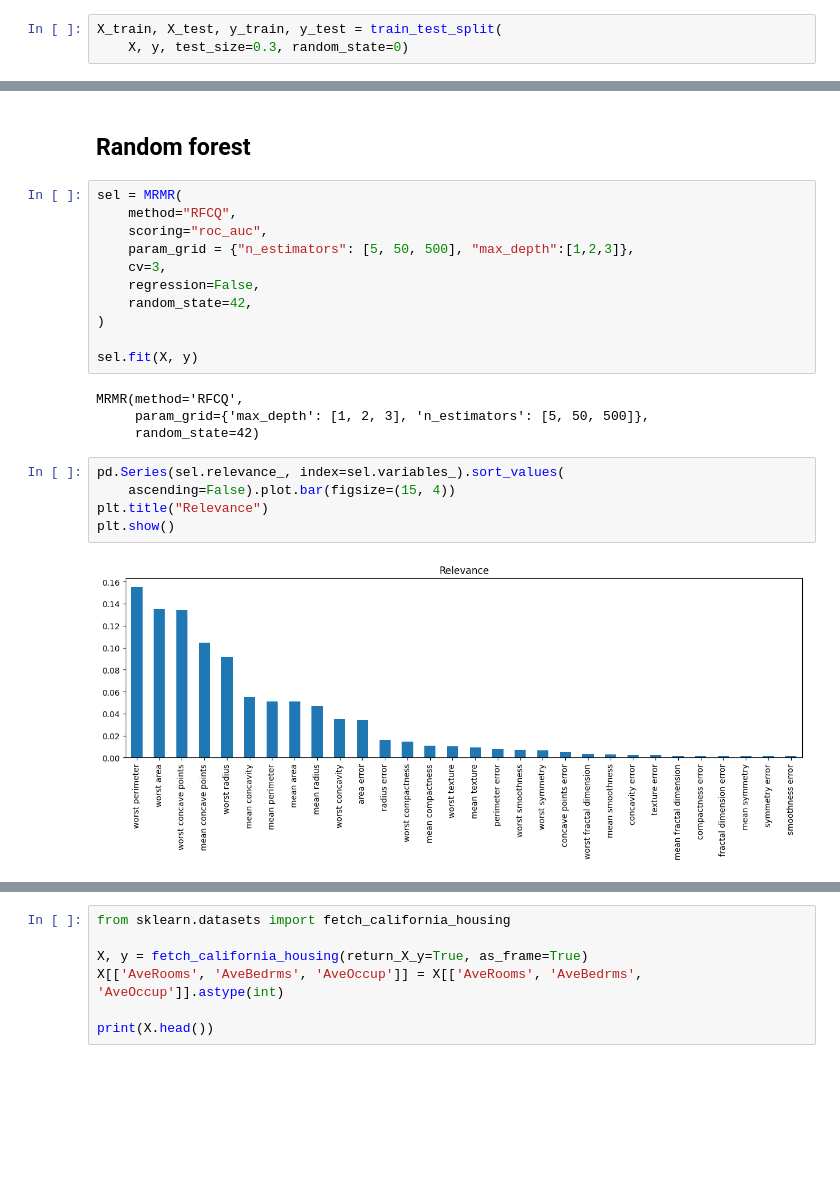
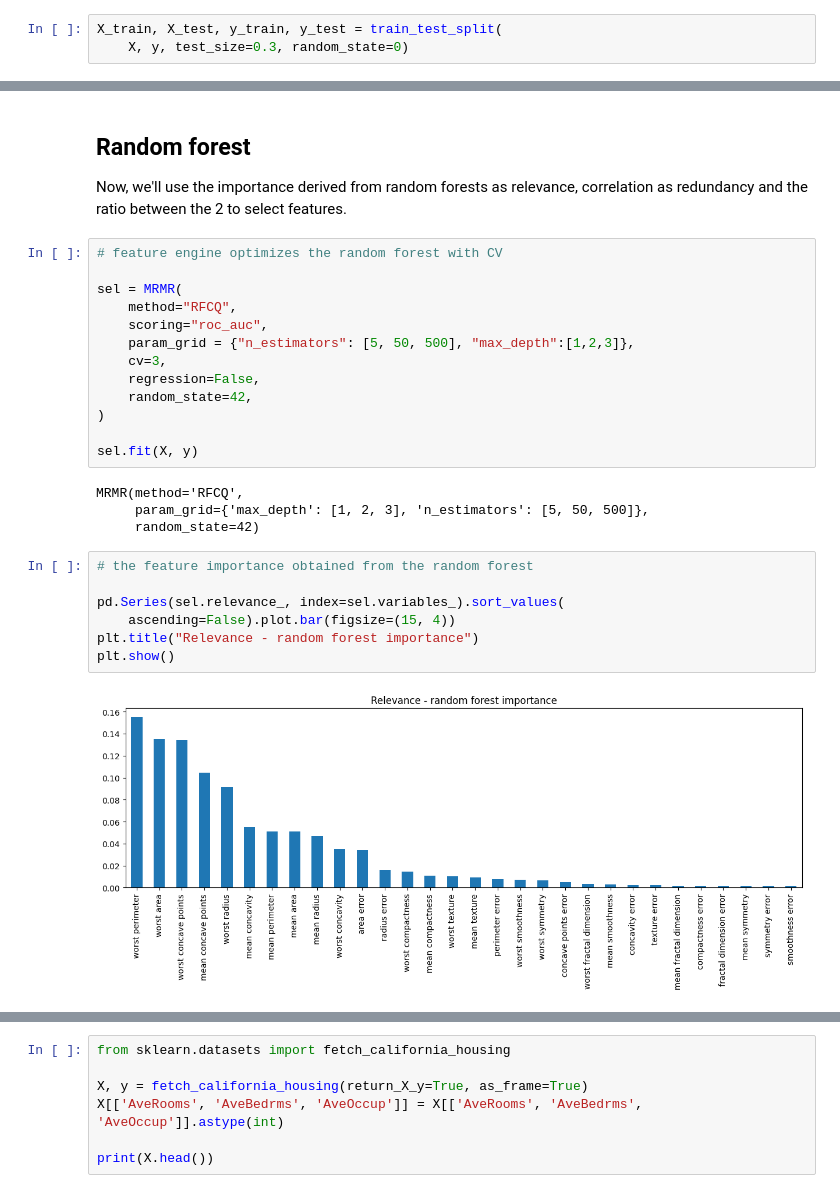
Before and after one commit to solegalli/feature-selection-for-machine-learning, a Jupyter notebook: 11-Hybrid-methods/11.9-MRMR-feature-engine.ipynb, the cells around one changed output, grey strips where cells are left out. Cells and saved outputs as stored; diff of their text form; blank space fills up the shorter version.

Commit message:
finish mrmr feature engine notebook

```diff
--- a/11-Hybrid-methods/11.9-MRMR-feature-engine.ipynb
+++ b/11-Hybrid-methods/11.9-MRMR-feature-engine.ipynb
@@ -166,6 +132,10 @@ print(Xtr.head())
 # %% [markdown]
 ## Random forest
+
+Now, we'll use the importance derived from random forests as relevance, correlation as redundancy and the ratio between the 2 to select features.
 # %%
+# feature engine optimizes the random forest with CV
+
 sel = MRMR(
     method="RFCQ",
     scoring="roc_auc",
@@ -181,9 +151,11 @@ MRMR(method='RFCQ',
      param_grid={'max_depth': [1, 2, 3], 'n_estimators': [5, 50, 500]},
      random_state=42)
 # %%
+# the feature importance obtained from the random forest
+
 pd.Series(sel.relevance_, index=sel.variables_).sort_values(
     ascending=False).plot.bar(figsize=(15, 4))
-plt.title("Relevance")
+plt.title("Relevance - random forest importance")
 plt.show()
 # %% [output]
-[figure, old version]
+[figure, new version]
```
Also changed, not shown: parts of 22 cells of this notebook.
